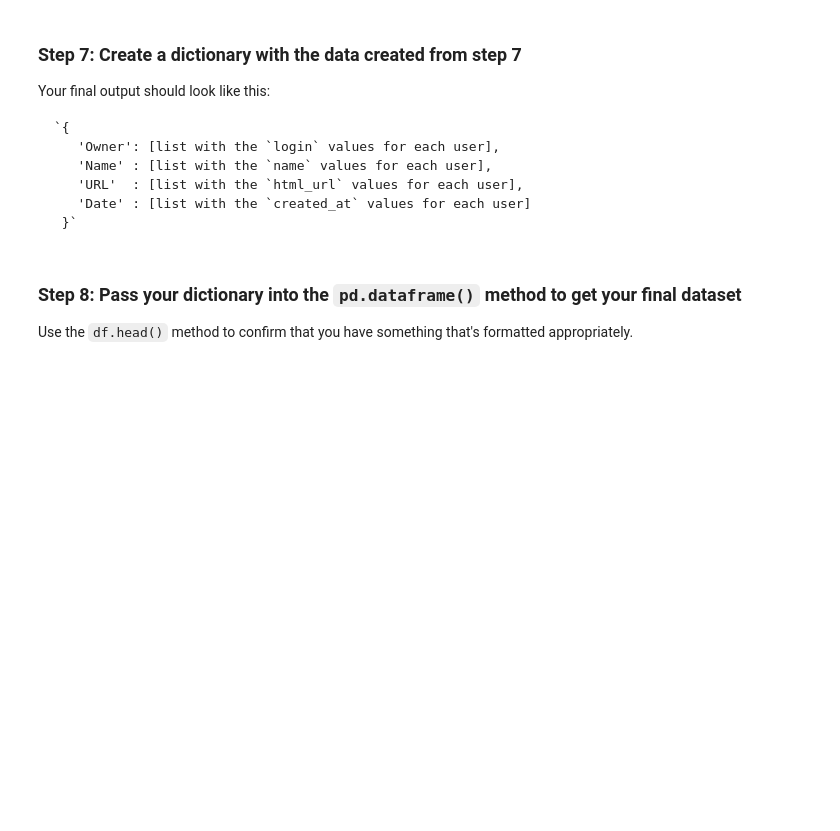
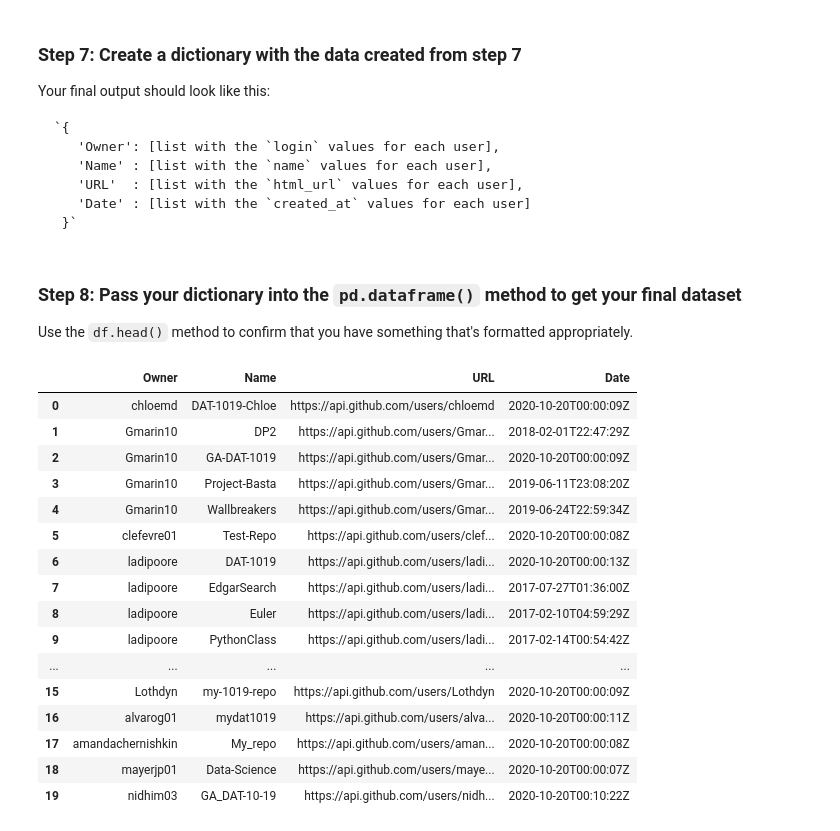
Before and after one commit to chloemd/DAT-1019-Chloe, a Jupyter notebook: ClassMaterial/Class3/Labs/Dictionaries Lab -- Intermediate.ipynb, the cells around one changed output. Saved outputs shown, nothing was run; the diff lists cells and outputs as text; code cells hidden in the pictures; blank space fills up the shorter version.

```diff
--- a/ClassMaterial/Class3/Labs/Dictionaries Lab -- Intermediate.ipynb
+++ b/ClassMaterial/Class3/Labs/Dictionaries Lab -- Intermediate.ipynb
@@ -105,0 +157,7 @@ If you have questions about what this entails, then please contact me ASAP.
+# %%
+# your code here
+repos_flat = []
+
+for person in class_repos:
+    for repo in person:
+        repos_flat.append(repo)
@@ -133,0 +211,11 @@ You should results that look like this:
+# %%
+# your key here
+logins = [d['owner']['login'] for d in repos_flat]
+
+names = [d['name'] for d in repos_flat]
+
+urls = [d['owner']['url'] for d in repos_flat]
+
+dates = [d['created_at'] for d in repos_flat]
+
+print(logins, names, urls, dates)
@@ -144,9 +234,32 @@ Your final output should look like this:
      }`
 # %%
 # your answer here
+repos_dict = {'Owner': logins, 'Name': names, 'URL': urls, 'Date': dates}
 # %% [markdown]
 ### Step 8:  Pass your dictionary into the `pd.dataframe()` method to get your final dataset
 
 Use the `df.head()` method to confirm that you have something that's formatted appropriately.
 # %%
 # your answer here
+import pandas as pd
+repos_df = pd.DataFrame(repos_dict)
+# %%
+repos_df
+# %% [output]
+|  | Owner | Name | URL | Date |
+| 0 | chloemd | DAT-1019-Chloe | https://api.github.com/users/chloemd | 2020-10-20T00:00:09Z |
+| 1 | Gmarin10 | DP2 | https://api.github.com/users/Gmar... | 2018-02-01T22:47:29Z |
+| 2 | Gmarin10 | GA-DAT-1019 | https://api.github.com/users/Gmar... | 2020-10-20T00:00:09Z |
+| 3 | Gmarin10 | Project-Basta | https://api.github.com/users/Gmar... | 2019-06-11T23:08:20Z |
+| 4 | Gmarin10 | Wallbreakers | https://api.github.com/users/Gmar... | 2019-06-24T22:59:34Z |
+| 5 | clefevre01 | Test-Repo | https://api.github.com/users/clef... | 2020-10-20T00:00:08Z |
+| 6 | ladipoore | DAT-1019 | https://api.github.com/users/ladi... | 2020-10-20T00:00:13Z |
+| 7 | ladipoore | EdgarSearch | https://api.github.com/users/ladi... | 2017-07-27T01:36:00Z |
+| 8 | ladipoore | Euler | https://api.github.com/users/ladi... | 2017-02-10T04:59:29Z |
+| 9 | ladipoore | PythonClass | https://api.github.com/users/ladi... | 2017-02-14T00:54:42Z |
+| ... | ... | ... | ... | ... |
+| 15 | Lothdyn | my-1019-repo | https://api.github.com/users/Lothdyn | 2020-10-20T00:00:09Z |
+| 16 | alvarog01 | mydat1019 | https://api.github.com/users/alva... | 2020-10-20T00:00:11Z |
+| 17 | amandachernishkin | My_repo | https://api.github.com/users/aman... | 2020-10-20T00:00:08Z |
+| 18 | mayerjp01 | Data-Science | https://api.github.com/users/maye... | 2020-10-20T00:00:07Z |
+| 19 | nidhim03 | GA_DAT-10-19 | https://api.github.com/users/nidh... | 2020-10-20T00:10:22Z |
```
Also changed, not shown: parts of 13 cells of this notebook, 4 other files.
